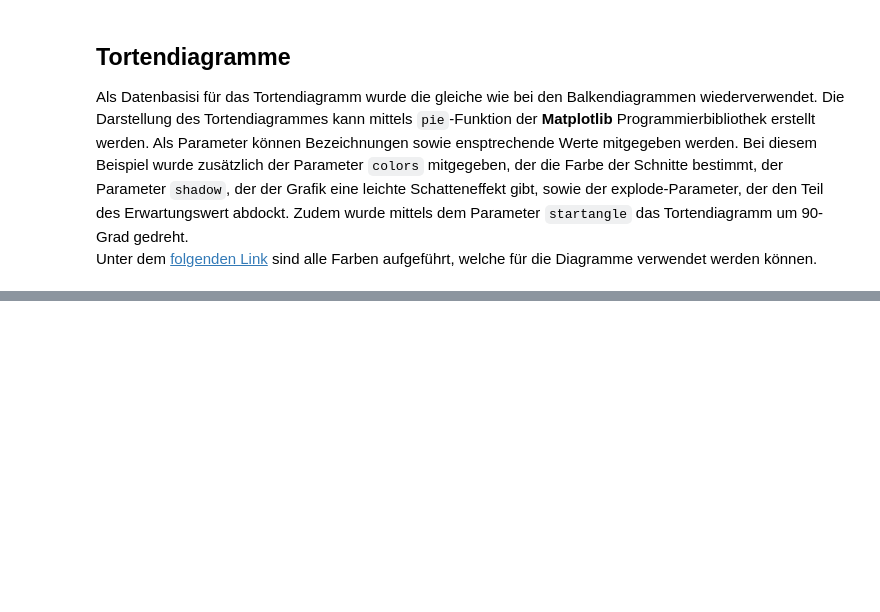
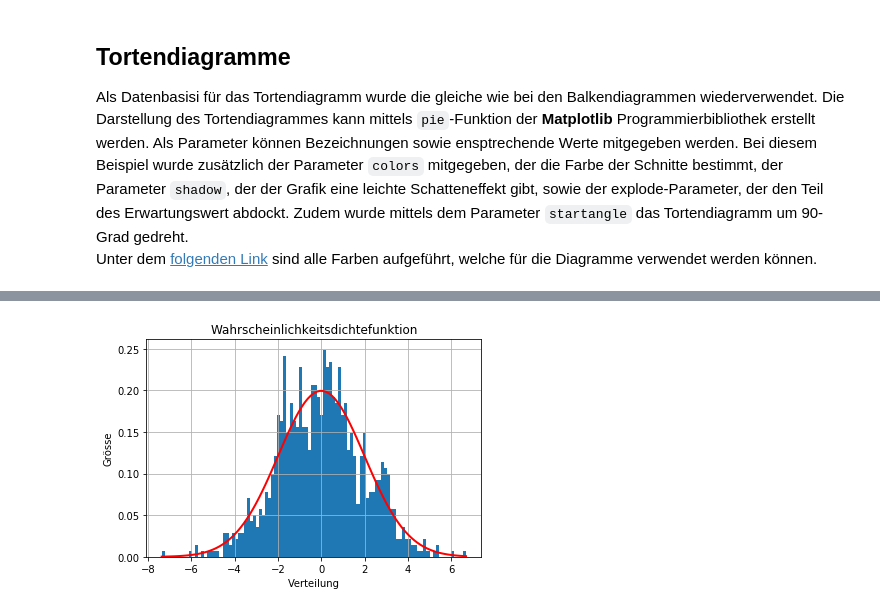
Before and after one commit to cheorges/Analysis-With-Python, a Jupyter notebook: Erstellung von Graphiken mit Matplotlib.ipynb, the cells around one changed output, grey strips where cells are left out. Cells and saved outputs as stored; diff of their text form; code cells hidden in the pictures; blank space fills up the shorter version.

```diff
--- a/Erstellung von Graphiken mit Matplotlib.ipynb
+++ b/Erstellung von Graphiken mit Matplotlib.ipynb
@@ -283,0 +272,21 @@ plt.show()
+# %%
+mu, sigma = 0.0, 2.0
+
+# Normalisierte Daten generieren
+normal = np.random.normal(mu, sigma, 1000)
+
+plt.title('Wahrscheinlichkeitsdichtefunktion')
+plt.xlabel('Verteilung')
+plt.ylabel('Grösse')
+plt.grid(True)
+
+count, bins, ignored = plt.hist(normal, 100, density=True)
+
+#Berechnung der Wahrscheinlichkeitsdichtefunktion
+y = 1 / (np.sqrt(2 * np.pi * sigma**2)) * np.exp(-(bins - mu)**2 / (2 * sigma**2))
+
+plt.plot(bins, y, "r", linewidth=2)
+
+plt.show()
+# %% [output]
+[figure, added]
```
Also changed, not shown: parts of 9 cells of this notebook.
